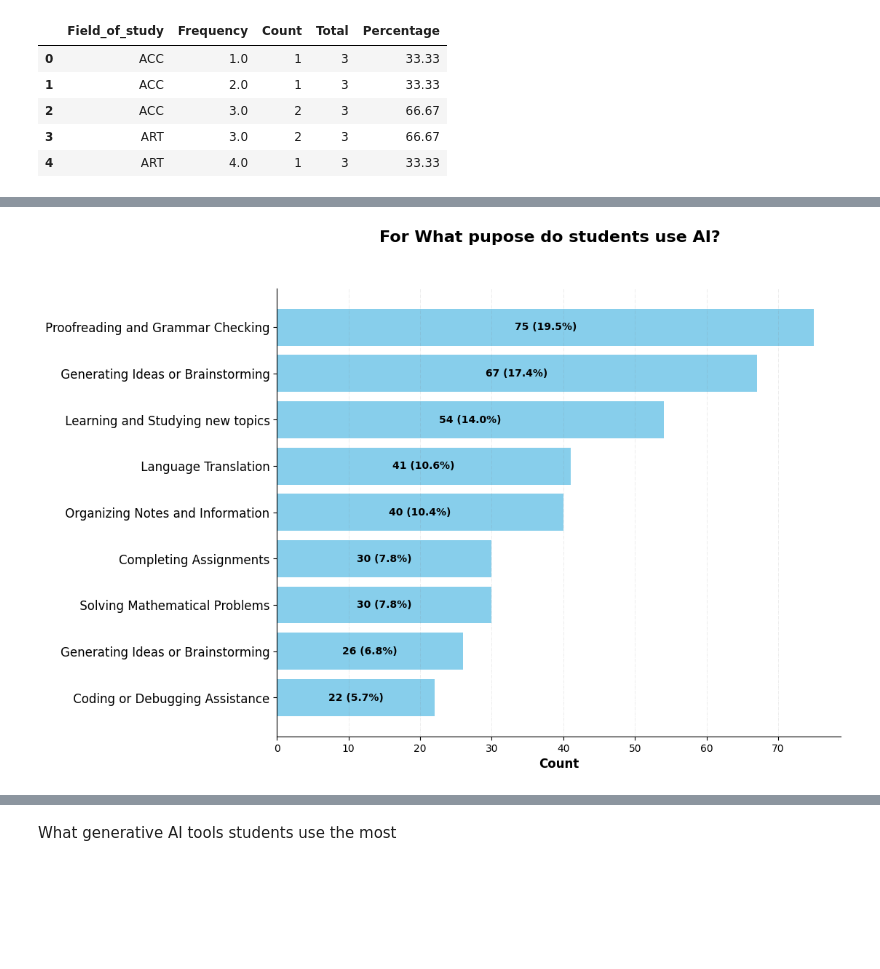
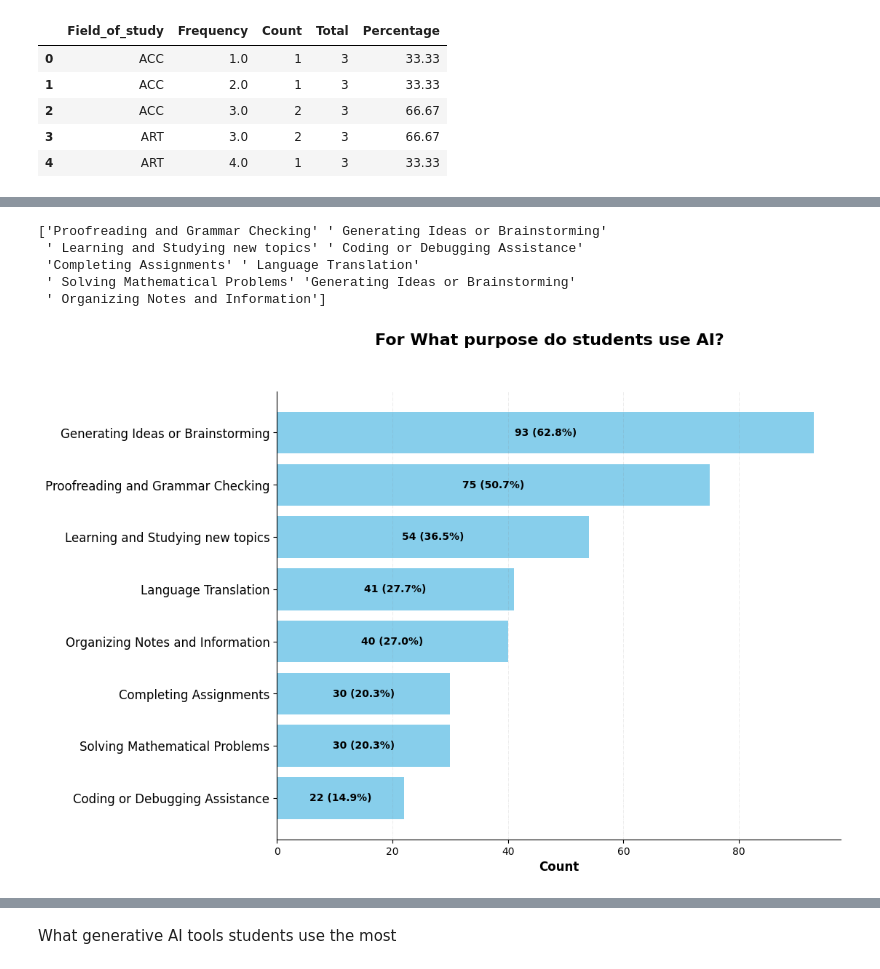
Before and after one commit to cris1618/Mapping-the-use-of-GAI-in-a-higher-educational-context, a Jupyter notebook: AI_usage.ipynb, the cells around one changed output, grey strips where cells are left out. Cells and saved outputs as stored; diff of their text form; code cells hidden in the pictures; blank space fills up the shorter version.

```diff
--- a/AI_usage.ipynb
+++ b/AI_usage.ipynb
@@ -468,34 +572,44 @@ field_counts = df_yes_exp["Purpose_split"].value_counts()
 fields_to_keep = field_counts[field_counts >= 20].index
 df_yes_exp = df_yes_exp[df_yes_exp["Purpose_split"].isin(fields_to_keep)]
 
+print(df_yes_exp["Purpose_split"].unique())
+# Remove extra spaces to avoid splits
+df_yes_exp["Purpose_split"] = df_yes_exp["Purpose_split"].str.strip()
+
 
 # Count occurencies
 count_purpose = df_yes_exp["Purpose_split"].value_counts()
 
 
 fig, ax = plt.subplots(1,1,figsize=(10,8))
-plt.suptitle("For What pupose do students use AI?", fontsize=16, fontweight="bold")
+plt.suptitle("For What purpose do students use AI?", fontsize=16, fontweight="bold")
 ax.barh(count_purpose.index, count_purpose.values, color='skyblue')
 
 # Adding a grid
 ax.grid(visible=True, color="grey", linestyle="-.", linewidth=0.5, alpha=0.2, axis="x")
 
-total = count_purpose.values.sum()
+
+total = len(df)
 ind = 0
 for p in ax.patches:
     width = p.get_width()
     value = count_purpose.values[ind]
     perc = (value/total)*100
     ax.text(p.get_x() + width / 2, p.get_y() + p.get_height() / 2,
             f'{int(width)} ({perc:.1f}%)', ha="center", va="center", color="black", fontweight="bold")
     ind += 1
 
 
 ax.spines['right'].set_visible(False)
 ax.spines['top'].set_visible(False)
 ax.tick_params(axis="y", rotation=0, labelsize=12)
 ax.set_xlabel(xlabel="Count", fontsize=12, fontweight="bold")
 ax.invert_yaxis()
 plt.show()
 # %% [output]
+['Proofreading and Grammar Checking' ' Generating Ideas or Brainstorming'
+ ' Learning and Studying new topics' ' Coding or Debugging Assistance'
+ 'Completing Assignments' ' Language Translation'
+ ' Solving Mathematical Problems' 'Generating Ideas or Brainstorming'
+ ' Organizing Notes and Information']
-[figure, old version]
+[figure, new version]
```
Also changed, not shown: parts of 39 cells of this notebook.
